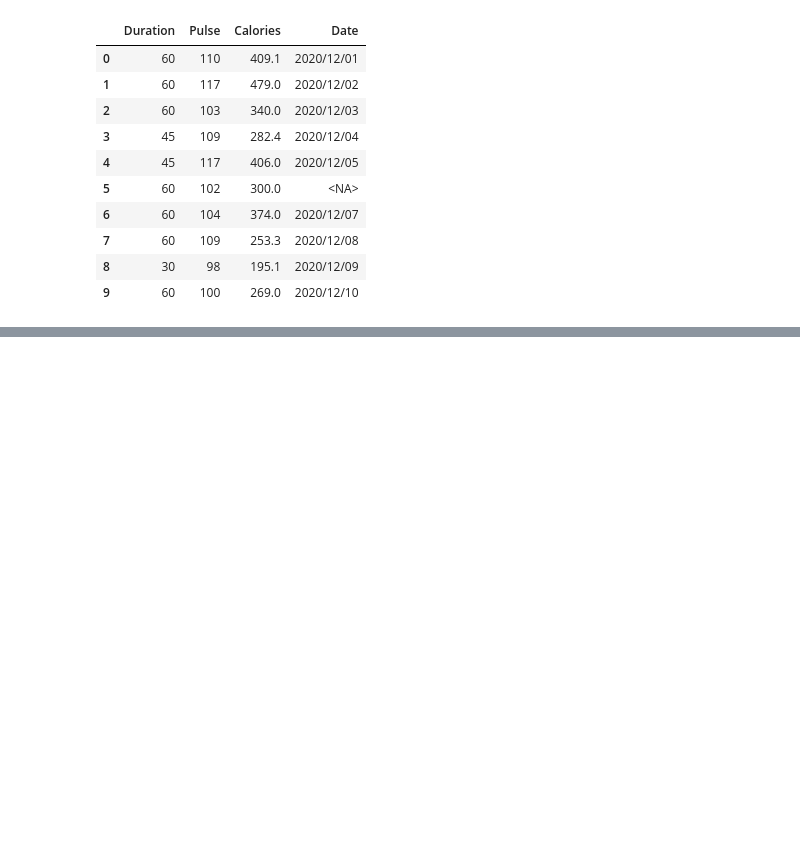
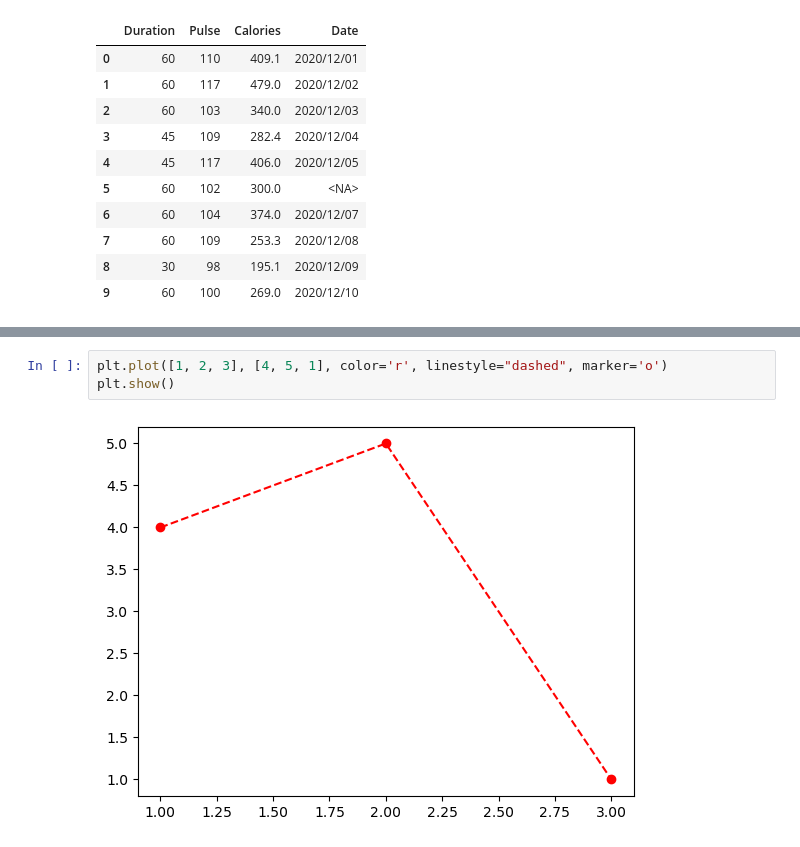
Before and after one commit to aarpitdubey/data_analyst, a Jupyter notebook: 1_Python_Programming/5_Class_5/Class_5.ipynb, the cells around one changed output, grey strips where cells are left out. Drawn from its saved outputs; the diff is of its cells as text; blank space fills up the shorter version.

```diff
--- a/1_Python_Programming/5_Class_5/Class_5.ipynb
+++ b/1_Python_Programming/5_Class_5/Class_5.ipynb
@@ -586,0 +677,5 @@ df
+# %%
+plt.plot([1, 2, 3], [4, 5, 1], color='r', linestyle="dashed", marker='o')
+plt.show()
+# %% [output]
+[figure, added]
```
Also changed, not shown: parts of 41 cells of this notebook.
